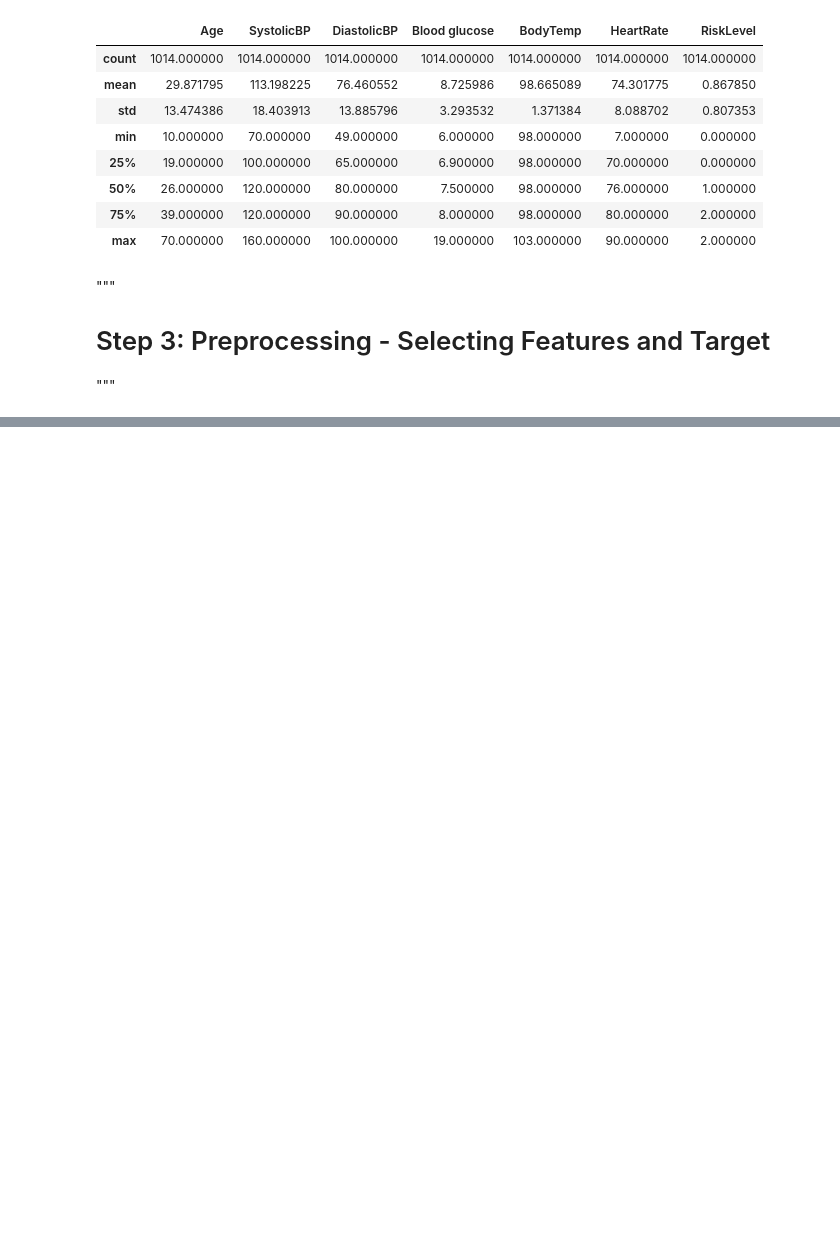
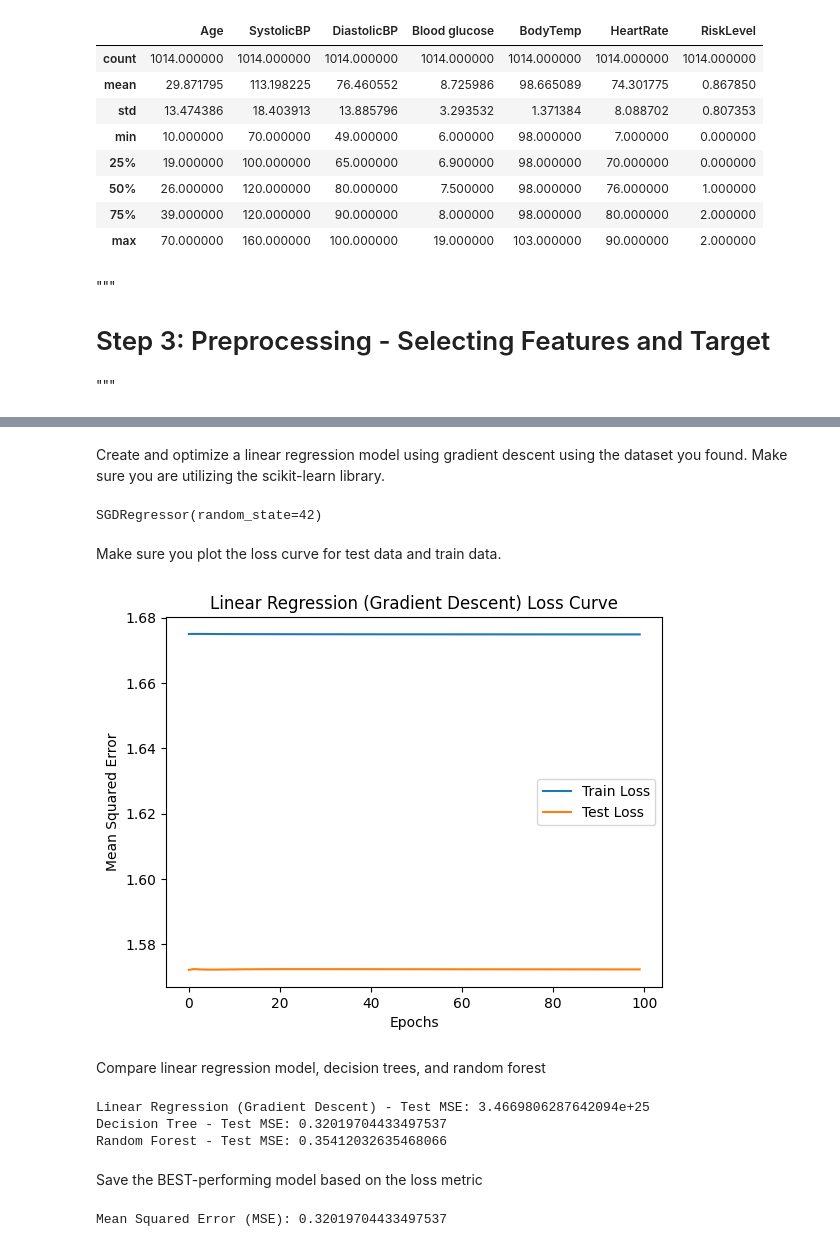
Before and after one commit to jkeza1/linear_regression_model, a Jupyter notebook: summative/linear_regression/multivariate.ipynb, the cells around one changed output, grey strips where cells are left out. Drawn from its saved outputs; the diff is of its cells as text; code cells hidden in the pictures; blank space fills up the shorter version.

```diff
--- a/summative/linear_regression/multivariate.ipynb
+++ b/summative/linear_regression/multivariate.ipynb
@@ -390,0 +90,16 @@ ValueError: X has 6 features, but LogisticRegression is expecting 4 features as
+# %%
+# Define the features and target
+features = ['Age', 'SystolicBP', 'DiastolicBP', 'Blood glucose', 'HeartRate']
+target = 'BodyTemp'
+
+# Select features and target
+X = df[features]
+y = df[target]
+
+# Split the data into training and testing sets
+X_train, X_test, y_train, y_test = train_test_split(X, y, test_size=0.2, random_state=42)
+
+# Scale the features
+scaler = StandardScaler()
+X_train_scaled = scaler.fit_transform(X_train)
+X_test_scaled = scaler.transform(X_test)
@@ -390,0 +114,63 @@ ValueError: X has 6 features, but LogisticRegression is expecting 4 features as
+# %% [markdown]
+ Create and optimize a linear regression model using gradient descent using the dataset you found. Make sure you are utilizing the scikit-learn library.
+# %%
+from sklearn.linear_model import SGDRegressor
+model = SGDRegressor(max_iter=1000, tol=1e-3, random_state=42)
+model.fit(X_train_scaled, y_train)
+# %% [output]
+SGDRegressor(random_state=42)
+# %% [markdown]
+Make sure you plot the loss curve for test data and train data.
+# %%
+train_loss = []
+test_loss = []
+for _ in range(100):  # 100 epochs
+    model.partial_fit(X_train_scaled, y_train)
+    train_loss.append(mean_squared_error(y_train, model.predict(X_train_scaled)))
+    test_loss.append(mean_squared_error(y_test, model.predict(X_test_scaled)))
+
+# Plot loss curve
+plt.plot(train_loss, label="Train Loss")
+plt.plot(test_loss, label="Test Loss")
+plt.xlabel("Epochs")
+plt.ylabel("Mean Squared Error")
+plt.title("Linear Regression (Gradient Descent) Loss Curve")
+plt.legend()
+plt.show()
+# %% [output]
+[figure, added]
+# %% [markdown]
+Compare linear regression model, decision trees, and random forest
+# %%
+models = {
+    "Linear Regression (Gradient Descent)": SGDRegressor(max_iter=1000, tol=1e-3, random_state=42),
+    "Decision Tree": DecisionTreeRegressor(random_state=42),
+    "Random Forest": RandomForestRegressor(random_state=42)
+}
+
+for model_name, model in models.items():
+    model.fit(X_train, y_train)
+    y_test_pred = model.predict(X_test)
+    test_mse = mean_squared_error(y_test, y_test_pred)
+    print(f"{model_name} - Test MSE: {test_mse}")
+# %% [output]
+Linear Regression (Gradient Descent) - Test MSE: 3.4669806287642094e+25
+Decision Tree - Test MSE: 0.32019704433497537
+Random Forest - Test MSE: 0.35412032635468066
+# %% [markdown]
+Save the BEST-performing model based on the loss metric
+# %%
+# Initialize the DecisionTreeRegressor model
+model = DecisionTreeRegressor(random_state=42)
+
+# Train the model
+model.fit(X_train, y_train)
+
+# Make predictions on the test set
+y_pred = model.predict(X_test)
+
+# Evaluate the model using Mean Squared Error (MSE)
+mse = mean_squared_error(y_test, y_pred)
+print(f"Mean Squared Error (MSE): {mse}")
+# %% [output]
+Mean Squared Error (MSE): 0.32019704433497537
```
Also changed, not shown: parts of 37 cells of this notebook, 10 other files.
